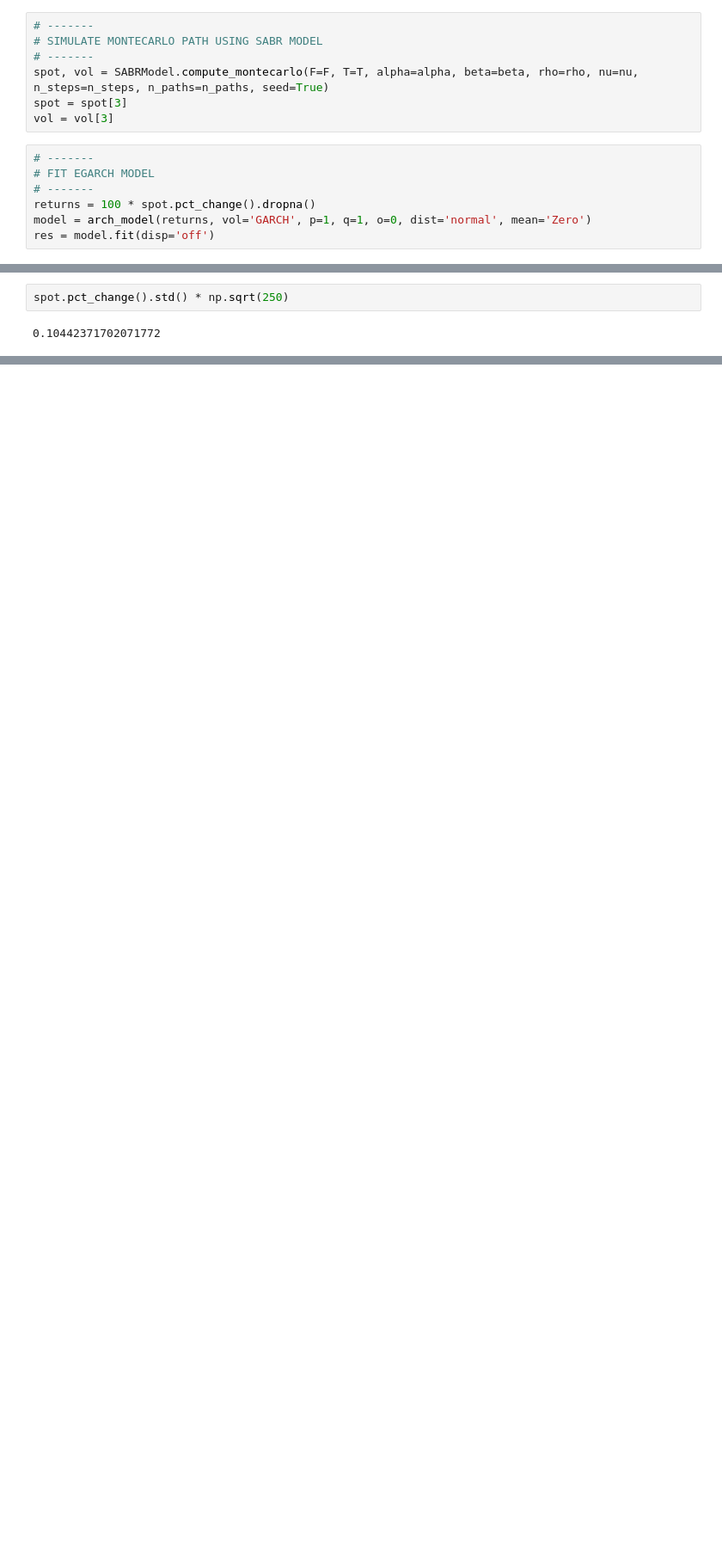
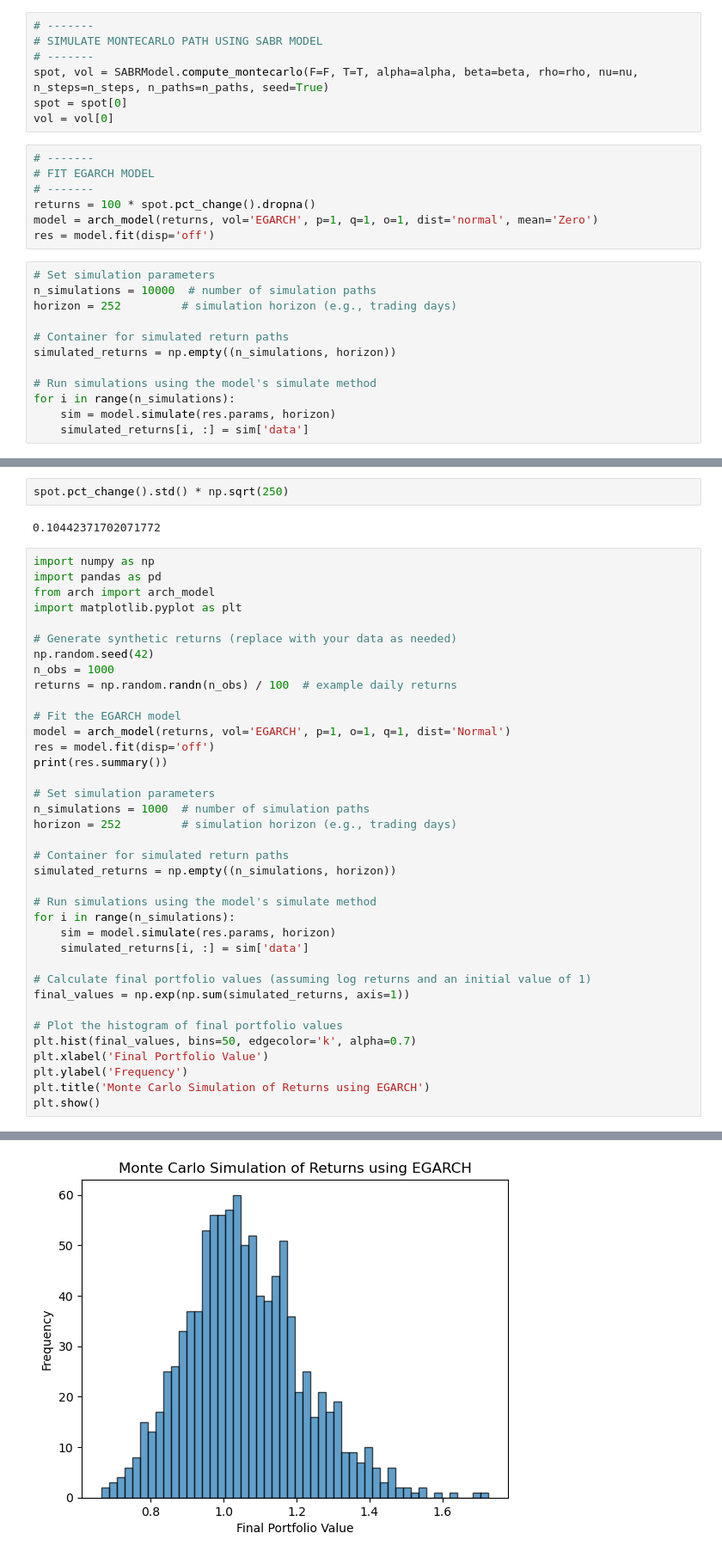
Before and after one commit to kevinlaventure/Quantitative_Methods_and_Analysis, a Jupyter notebook: garch.ipynb, the cells around one changed output, grey strips where cells are left out. Shown at 86% size. Cells and saved outputs as stored; diff of their text form; blank space fills up the shorter version.

```diff
--- a/garch.ipynb
+++ b/garch.ipynb
@@ -24,12 +77,24 @@ n_paths = 10
 # SIMULATE MONTECARLO PATH USING SABR MODEL
 # -------
 spot, vol = SABRModel.compute_montecarlo(F=F, T=T, alpha=alpha, beta=beta, rho=rho, nu=nu, n_steps=n_steps, n_paths=n_paths, seed=True)
-spot = spot[3]
-vol = vol[3]
+spot = spot[0]
+vol = vol[0]
 # %%
 # -------
 # FIT EGARCH MODEL
 # -------
 returns = 100 * spot.pct_change().dropna()
-model = arch_model(returns, vol='GARCH', p=1, q=1, o=0, dist='normal', mean='Zero')
+model = arch_model(returns, vol='EGARCH', p=1, q=1, o=1, dist='normal', mean='Zero')
 res = model.fit(disp='off')
+# %%
+# Set simulation parameters
+n_simulations = 10000  # number of simulation paths
+horizon = 252         # simulation horizon (e.g., trading days)
+
+# Container for simulated return paths
+simulated_returns = np.empty((n_simulations, horizon))
+
+# Run simulations using the model's simulate method
+for i in range(n_simulations):
+    sim = model.simulate(res.params, horizon)
+    simulated_returns[i, :] = sim['data']
@@ -46,3 +124,41 @@ px.line(df)
 spot.pct_change().std() * np.sqrt(250)
 # %% [output]
 0.10442371702071772
+# %%
+import numpy as np
+import pandas as pd
+from arch import arch_model
+import matplotlib.pyplot as plt
+
+# Generate synthetic returns (replace with your data as needed)
+np.random.seed(42)
+n_obs = 1000
+returns = np.random.randn(n_obs) / 100  # example daily returns
+
+# Fit the EGARCH model
+model = arch_model(returns, vol='EGARCH', p=1, o=1, q=1, dist='Normal')
+res = model.fit(disp='off')
+print(res.summary())
+
+# Set simulation parameters
+n_simulations = 1000  # number of simulation paths
+horizon = 252         # simulation horizon (e.g., trading days)
+
+# Container for simulated return paths
+simulated_returns = np.empty((n_simulations, horizon))
+
+# Run simulations using the model's simulate method
+for i in range(n_simulations):
+    sim = model.simulate(res.params, horizon)
+    simulated_returns[i, :] = sim['data']
+
+# Calculate final portfolio values (assuming log returns and an initial value of 1)
+final_values = np.exp(np.sum(simulated_returns, axis=1))
+
+# Plot the histogram of final portfolio values
+plt.hist(final_values, bins=50, edgecolor='k', alpha=0.7)
+plt.xlabel('Final Portfolio Value')
+plt.ylabel('Frequency')
+plt.title('Monte Carlo Simulation of Returns using EGARCH')
+plt.show()
+# %% [output]
@@ -48,0 +190 @@ spot.pct_change().std() * np.sqrt(250)
+[figure, added]
```
Also changed, not shown: parts of 8 cells of this notebook.
